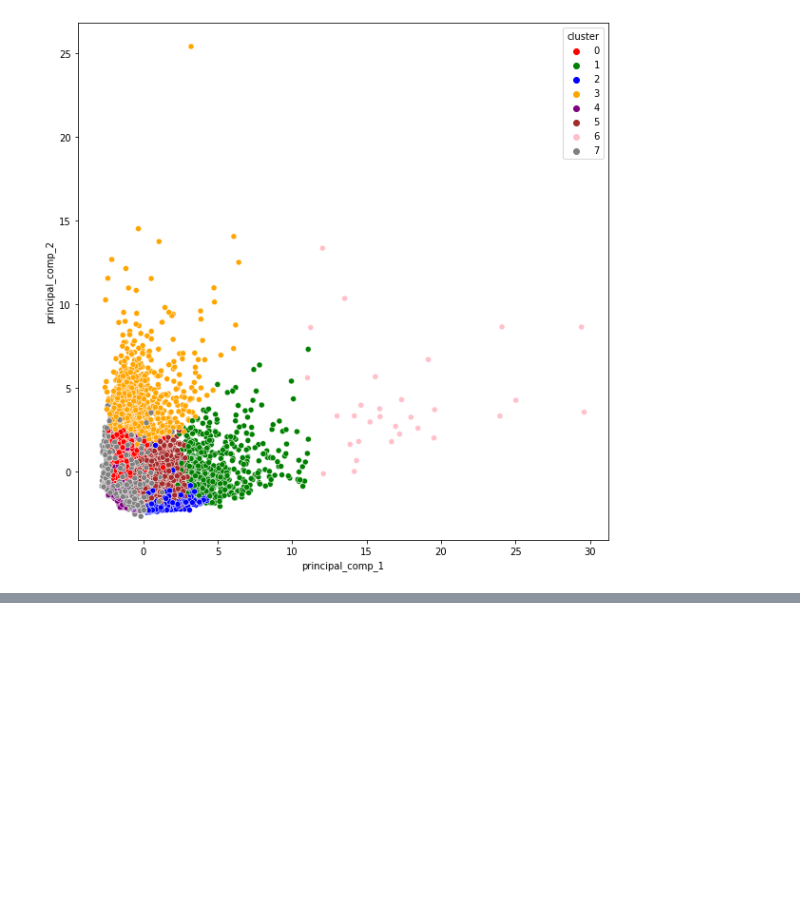
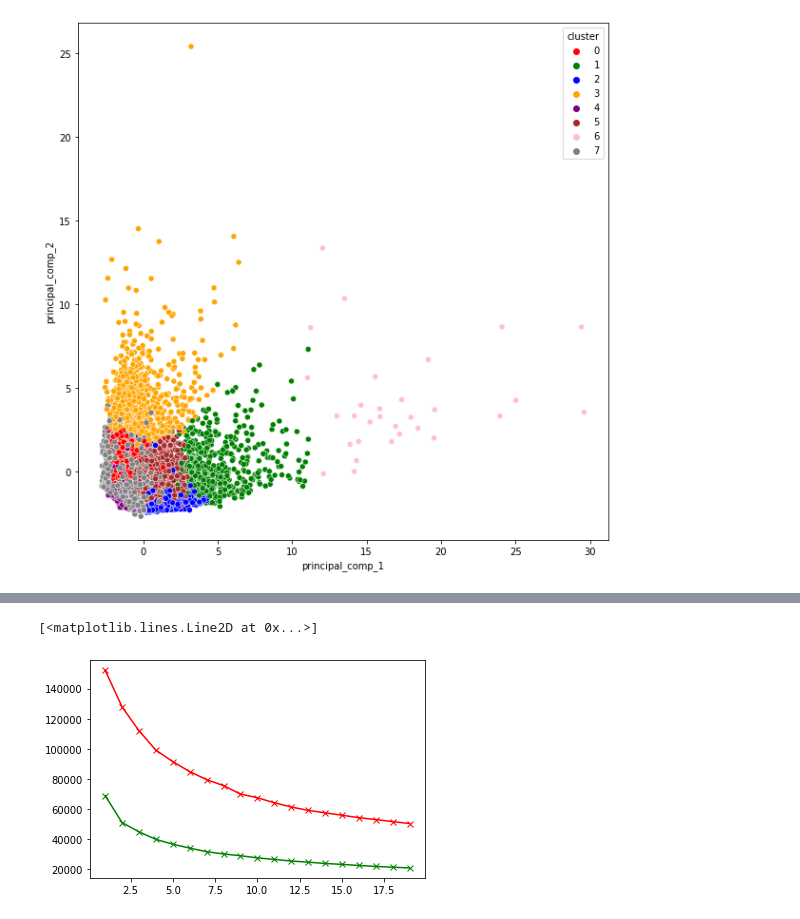
Before and after one commit to eeeds/Projects, a Jupyter notebook: 17- Marketing Project (Clusters)/Project17.ipynb, the cells around one changed output, grey strips where cells are left out. Saved outputs shown, nothing was run; the diff lists cells and outputs as text; code cells hidden in the pictures; blank space fills up the shorter version.

```diff
--- a/17- Marketing Project (Clusters)/Project17.ipynb
+++ b/17- Marketing Project (Clusters)/Project17.ipynb
@@ -363,0 +459,7 @@ plt.show()
+# %%
+#Difference between scores_1 and scores_2
+plt.plot(range_values, scores_1, 'bx-', color = "r")
+plt.plot(range_values, scores_2, 'bx-', color = "g")
+# %% [output]
+[<matplotlib.lines.Line2D at 0x...>]
+[figure, added]
```
Also changed, not shown: parts of 13 cells of this notebook, 1 other file.
